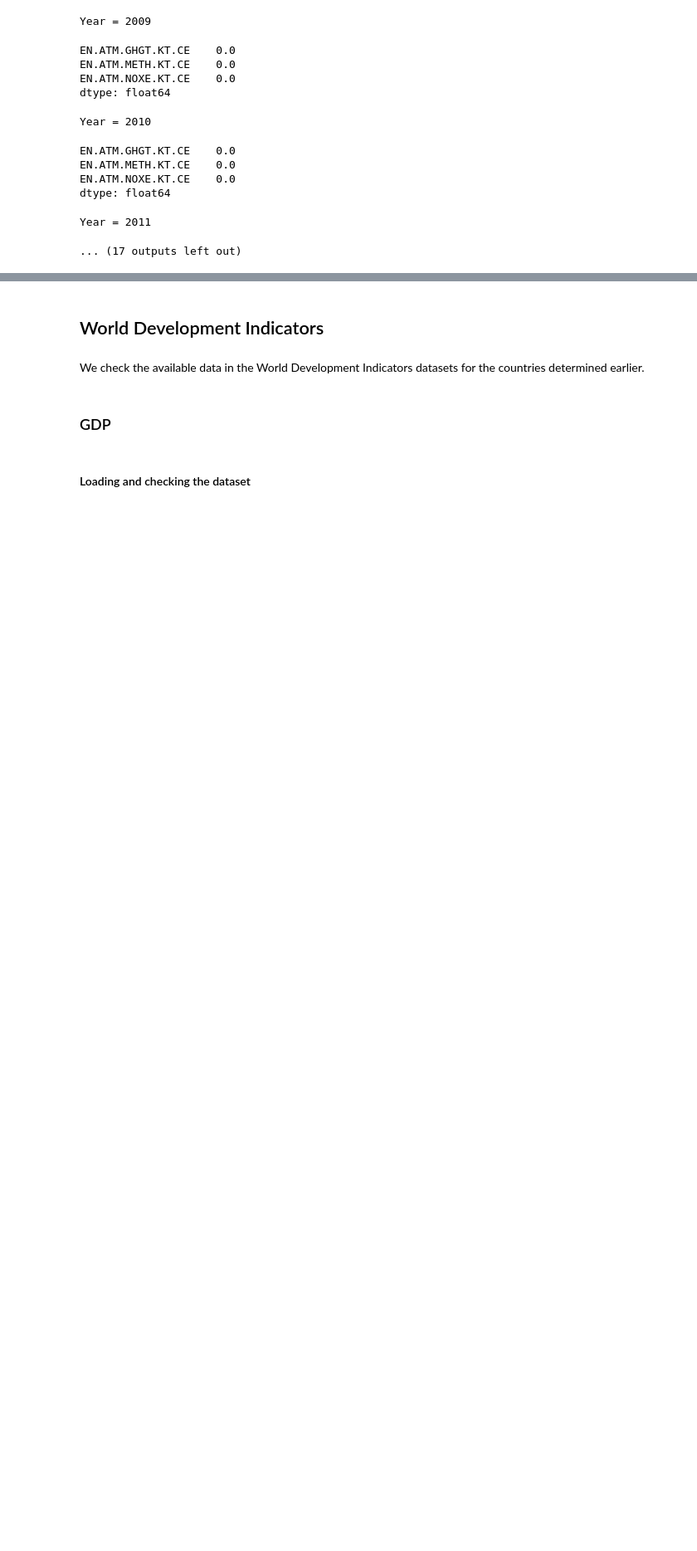
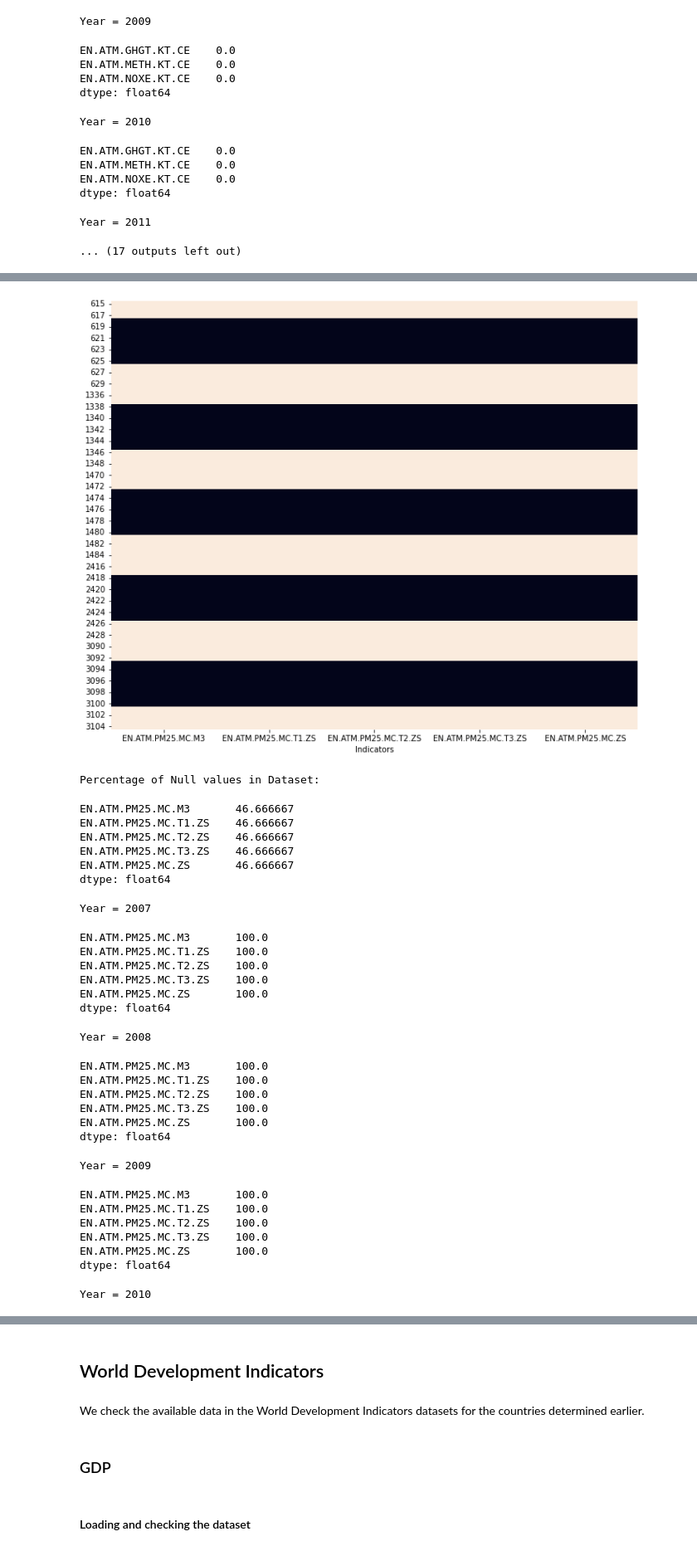
Before and after one commit to jords-santiago/humans_are_pollutants, a Jupyter notebook: 02_SourceCodes/01_Python_JupyterNotebook/01_EDA_World_Bank_Devt_vs_Environment.ipynb, the cells around one changed output, grey strips where cells are left out. Shown at 83% size. Drawn from its saved outputs; the diff is of its cells as text; code cells hidden in the pictures; blank space fills up the shorter version.

```diff
--- a/02_SourceCodes/01_Python_JupyterNotebook/01_EDA_World_Bank_Devt_vs_Environment.ipynb
+++ b/02_SourceCodes/01_Python_JupyterNotebook/01_EDA_World_Bank_Devt_vs_Environment.ipynb
@@ -459,0 +398,34 @@ Year = 2011
+# %%
+pollution_df = pollution_df[pollution_df['Country'].isin(countries_list)]
+visualize_nulls(pollution_df)
+# %% [output]
+[figure, added]
+Percentage of Null values in Dataset:
+EN.ATM.PM25.MC.M3       46.666667
+EN.ATM.PM25.MC.T1.ZS    46.666667
+EN.ATM.PM25.MC.T2.ZS    46.666667
+EN.ATM.PM25.MC.T3.ZS    46.666667
+EN.ATM.PM25.MC.ZS       46.666667
+dtype: float64
+Year = 2007
+EN.ATM.PM25.MC.M3       100.0
+EN.ATM.PM25.MC.T1.ZS    100.0
+EN.ATM.PM25.MC.T2.ZS    100.0
+EN.ATM.PM25.MC.T3.ZS    100.0
+EN.ATM.PM25.MC.ZS       100.0
+dtype: float64
+Year = 2008
+EN.ATM.PM25.MC.M3       100.0
+EN.ATM.PM25.MC.T1.ZS    100.0
+EN.ATM.PM25.MC.T2.ZS    100.0
+EN.ATM.PM25.MC.T3.ZS    100.0
+EN.ATM.PM25.MC.ZS       100.0
+dtype: float64
+Year = 2009
+EN.ATM.PM25.MC.M3       100.0
+EN.ATM.PM25.MC.T1.ZS    100.0
+EN.ATM.PM25.MC.T2.ZS    100.0
+EN.ATM.PM25.MC.T3.ZS    100.0
+EN.ATM.PM25.MC.ZS       100.0
+dtype: float64
+Year = 2010
```
Also changed, not shown: parts of 19 cells of this notebook, 2 other files.
